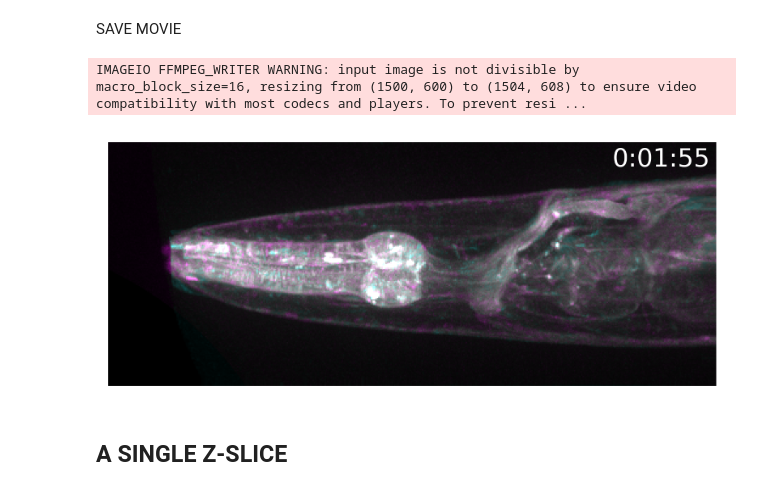
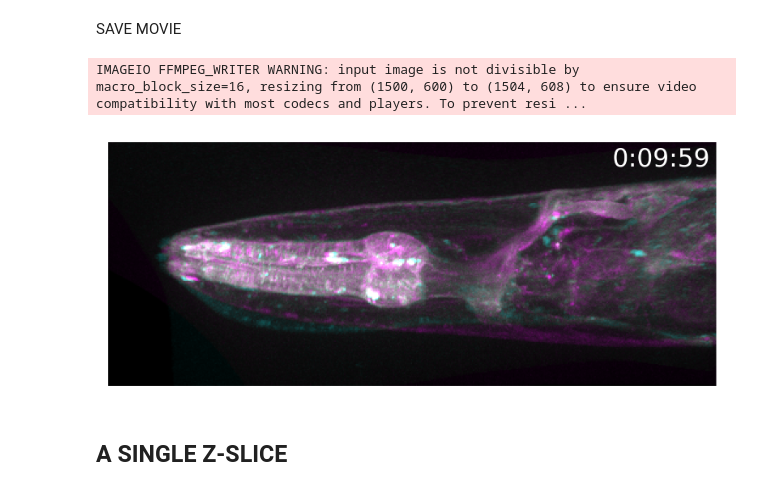
Before and after one commit to MunibH/g5ht-pipeline, a Jupyter notebook: reg_microfilm.ipynb, the cells around one changed output. Cells and saved outputs as stored; diff of their text form; code cells hidden in the pictures.

```diff
--- a/reg_microfilm.ipynb
+++ b/reg_microfilm.ipynb
@@ -584,19 +584,21 @@ plt.close('all')
 fixed = '0166' # 20251028 worm001
 # fixed = '0002' # 20251121 worm002
 
+DATA_PTH = r'C:\Users\munib\POSTDOC\DATA\g5ht-free\20251028\date-20251028_time-1500_strain-ISg5HT_condition-starvedpatch_worm001'
 # DATA_PTH = r'D:\DATA\g5ht-free\20251028\date-20251028_time-1500_strain-ISg5HT_condition-starvedpatch_worm001'
-DATA_PTH = r'C:\Users\munib\POSTDOC\DATA\g5ht-free\20251028\date-20251028_time-1500_strain-ISg5HT_condition-starvedpatch_worm001_aligned'
+# DATA_PTH = r'C:\Users\munib\POSTDOC\DATA\g5ht-free\20251028\date-20251028_time-1500_strain-ISg5HT_condition-starvedpatch_worm001_aligned'
 
-FIXED_PTH = os.path.join(DATA_PTH,REG_DIR,f'{fixed}.tif')
-
-# REG_DIR = 'registered'
+# REG_DIR = 'wholistic_registered_smooth-0.1'
+REG_DIR = 'registered'
 # REG_DIR = 'registered_gfp+1'
 # REG_DIR = 'wholistic_registered_smooth-0.02_patch-9_dynamic-40'
 # REG_DIR = 'wholistic_registered_smooth-0.1_patch-5_dynamic-20'
 # REG_DIR = 'wholistic_registered_smooth-0.05_patch-15_dynamic-10'
 # REG_DIR = 'wholistic_registered_smooth-0.05_patch-11_dynamic-100'
 # REG_DIR = 'wholistic_registered_smooth-0.05_patch-10'
-REG_DIR = 'wholistic_registered_smooth-0.05_patch-10_gfp+1'
+# REG_DIR = 'wholistic_registered_smooth-0.05_patch-10_gfp+1'
+
+FIXED_PTH = os.path.join(DATA_PTH,REG_DIR,f'{fixed}.tif')
 
 reg_contents = glob.glob(os.path.join(DATA_PTH,REG_DIR,'*.tif'))
 
@@ -617,24 +619,25 @@ SAVE MOVIE
 # %%
 OUT_DIR = 'reg_vids'
 
-# OUT_FN = 'zmip_ref+reg_reg-elx.mp4'
+OUT_FN = 'zmip_ref+reg_reg-elx.mp4'
 # OUT_FN = 'zmip_ref+reg_reg-elx_gpf+1.mp4'
 # OUT_FN = 'zmip_ref+reg_reg-who_smooth-0.02_patch-9_dynamic-40.mp4'
 # OUT_FN = 'zmip_ref+reg_reg-who_smooth-0.1_patch-5_dynamic-20.mp4'
 # OUT_FN = 'zmip_ref+reg_reg-who_smooth-0.05_patch-15_dynamic-10.mp4'
 # OUT_FN = 'zmip_ref+reg_reg-who_smooth-0.05_patch-11_dynamic-100.mp4'
 # OUT_FN = 'zmip_ref+reg_reg-who_smooth-0.05_patch-10.mp4'
-OUT_FN = 'zmip_ref+reg_reg-who_smooth-0.05_patch-10_gfp+1.mp4'
+# OUT_FN = 'zmip_ref+reg_reg-who_smooth-0.05_patch-10_gfp+1.mp4'
+# OUT_FN = 'zmip_ref+reg_reg-who_smooth-0.01_patch-5.mp4'
 
 %matplotlib inline
 anim = Microanim(
     img, cmaps=['pure_magenta','pure_cyan'], flip_map=False, fig_scaling=5, dpi=300,
     rescale_type='limits', limits=[[0,750],[0,750]])
 anim.add_time_stamp(unit='mmm', unit_per_frame=533, location='upper right')
 anim.save_movie(os.path.join(DATA_PTH,OUT_DIR,OUT_FN), quality=5, fps=6)
 # %% [output]
 IMAGEIO FFMPEG_WRITER WARNING: input image is not divisible by macro_block_size=16, resizing from (1500, 600) to (1504, 608) to ensure video compatibility with most codecs and players. To prevent resi ...
-[figure, old version]
+[figure, new version]
 # %% [markdown]
 ## A SINGLE Z-SLICE
 # %% [markdown]
```
Also changed, not shown: 7 other files.
